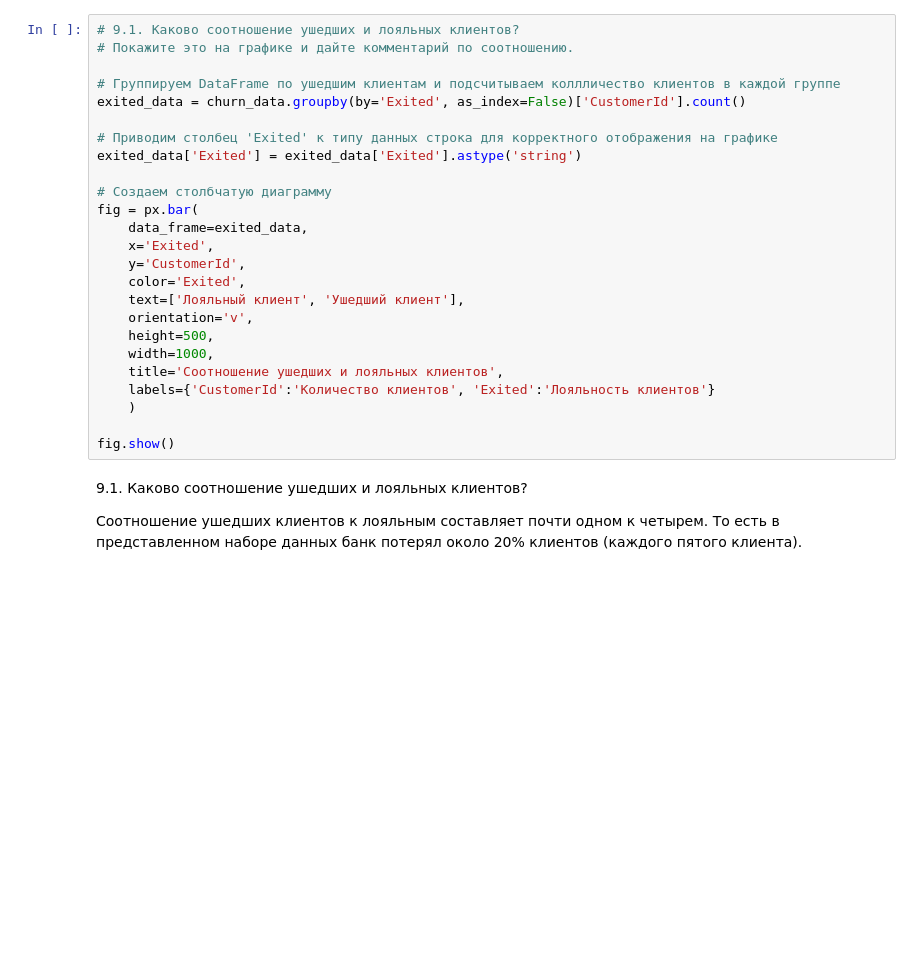
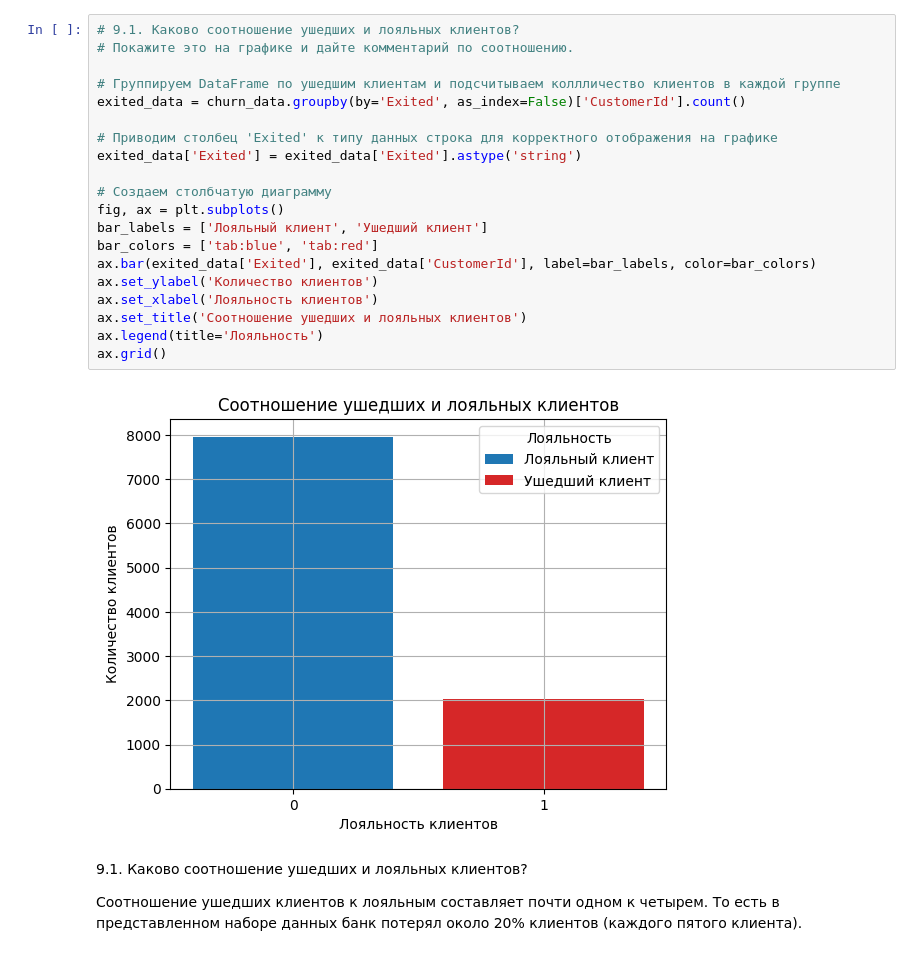
Before and after one commit to DmitVasilev/DS_1, a Jupyter notebook: project_0.5/module Python13.ipynb, the cells around one changed output. Drawn from its saved outputs; the diff is of its cells as text; blank space fills up the shorter version.

```diff
--- a/project_0.5/module Python13.ipynb
+++ b/project_0.5/module Python13.ipynb
@@ -24,28 +21,25 @@ churn_data.head()
 # %%
 # 9.1. Каково соотношение ушедших и лояльных клиентов?
 # Покажите это на графике и дайте комментарий по соотношению.
 
 # Группируем DataFrame по ушедшим клиентам и подсчитываем коллличество клиентов в каждой группе
 exited_data = churn_data.groupby(by='Exited', as_index=False)['CustomerId'].count()
 
 # Приводим столбец 'Exited' к типу данных строка для корректного отображения на графике
 exited_data['Exited'] = exited_data['Exited'].astype('string')
 
 # Создаем столбчатую диаграмму
-fig = px.bar(
-    data_frame=exited_data,
-    x='Exited',
-    y='CustomerId',
-    color='Exited',
-    text=['Лояльный клиент', 'Ушедший клиент'],
-    orientation='v',
-    height=500,
-    width=1000,
-    title='Соотношение ушедших и лояльных клиентов',
-    labels={'CustomerId':'Количество клиентов', 'Exited':'Лояльность клиентов'}
-    )
-
-fig.show()
+fig, ax = plt.subplots()
+bar_labels = ['Лояльный клиент', 'Ушедший клиент']
+bar_colors = ['tab:blue', 'tab:red']
+ax.bar(exited_data['Exited'], exited_data['CustomerId'], label=bar_labels, color=bar_colors)
+ax.set_ylabel('Количество клиентов')
+ax.set_xlabel('Лояльность клиентов')
+ax.set_title('Соотношение ушедших и лояльных клиентов')
+ax.legend(title='Лояльность')
+ax.grid()
+# %% [output]
+[figure, added]
 # %% [markdown]
 9.1. Каково соотношение ушедших и лояльных клиентов?
 
```
Also changed, not shown: parts of 22 cells of this notebook, 11 other files.
